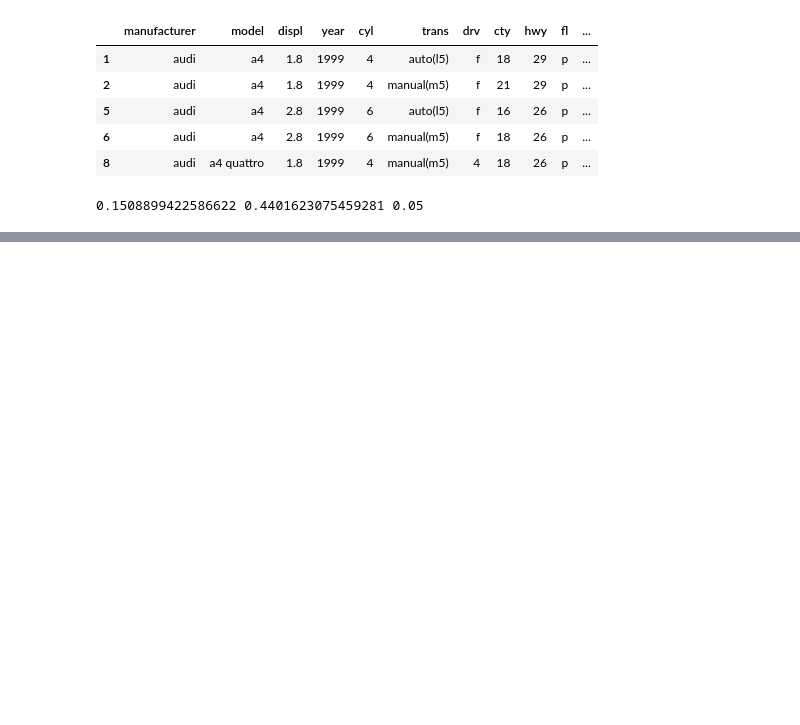
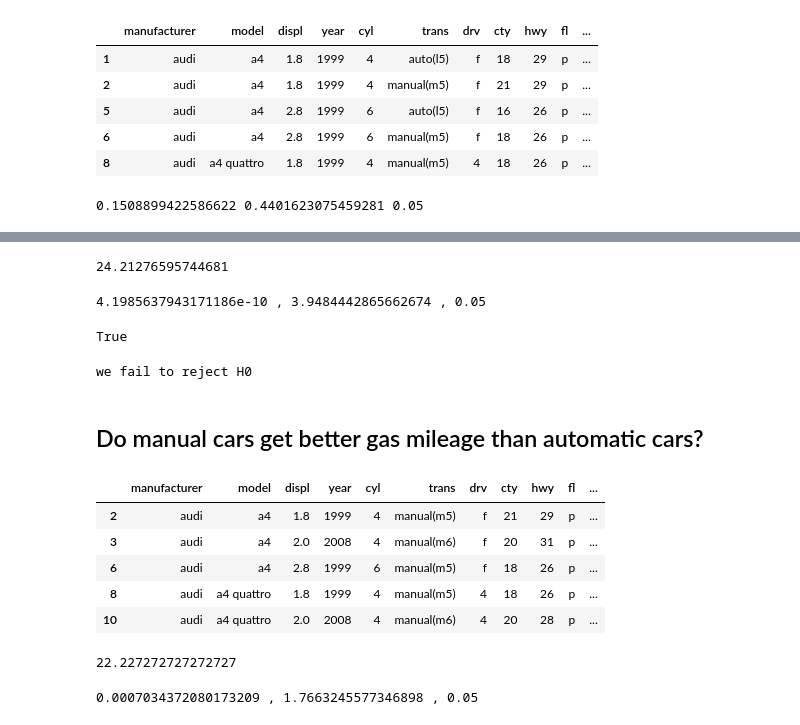
Before and after one commit to etclark3/statistics-exercises, a Jupyter notebook: hypothesis_testing.ipynb, the cells around one changed output, grey strips where cells are left out. Saved outputs shown, nothing was run; the diff lists cells and outputs as text; code cells hidden in the pictures; blank space fills up the shorter version.

```diff
--- a/hypothesis_testing.ipynb
+++ b/hypothesis_testing.ipynb
@@ -160,0 +234,44 @@ print(t1, p1/2, alpha)
+# %%
+compact_mpg = compact.mpg.mean()
+compact_mpg
+# %% [output]
+24.21276595744681
+# %%
+p, t = stats.ttest_1samp(compact.mpg, mpg_mean)
+print(t, ',', p/2, ',', alpha)
+# %% [output]
+4.1985637943171186e-10 , 3.9484442865662674 , 0.05
+# %%
+p/2 > t
+# %% [output]
+True
+# %%
+if ((p / 2) < α) and (t > 0):
+    print('we can reject H0')
+else:
+    print('we fail to reject H0')
+# %% [output]
+we fail to reject H0
+# %% [markdown]
+## Do manual cars get better gas mileage than automatic cars?
+# %%
+manual = mpg[mpg['trans'].str.contains('manual')]
+automatic = mpg[mpg['trans'].str.contains('auto')]
+manual.head()
+# %% [output]
+|  | manufacturer | model | displ | year | cyl | trans | drv | cty | hwy | fl | ... |
+| 2 | audi | a4 | 1.8 | 1999 | 4 | manual(m5) | f | 21 | 29 | p | ... |
+| 3 | audi | a4 | 2.0 | 2008 | 4 | manual(m6) | f | 20 | 31 | p | ... |
+| 6 | audi | a4 | 2.8 | 1999 | 6 | manual(m5) | f | 18 | 26 | p | ... |
+| 8 | audi | a4 quattro | 1.8 | 1999 | 4 | manual(m5) | 4 | 18 | 26 | p | ... |
+| 10 | audi | a4 quattro | 2.0 | 2008 | 4 | manual(m6) | 4 | 20 | 28 | p | ... |
+# %%
+manual.mpg.mean()
+# %% [output]
+22.227272727272727
+# %%
+'''Disregard, we need to be comparing manuals to automatics and not manuals to the entire dataframe mpg'''
+p, t = stats.ttest_1samp(manual.mpg, mpg_mean)
+print(t, ',', p/2, ',', alpha)
+# %% [output]
+0.0007034372080173209 , 1.7663245577346898 , 0.05
```
Also changed, not shown: parts of 30 cells of this notebook.
